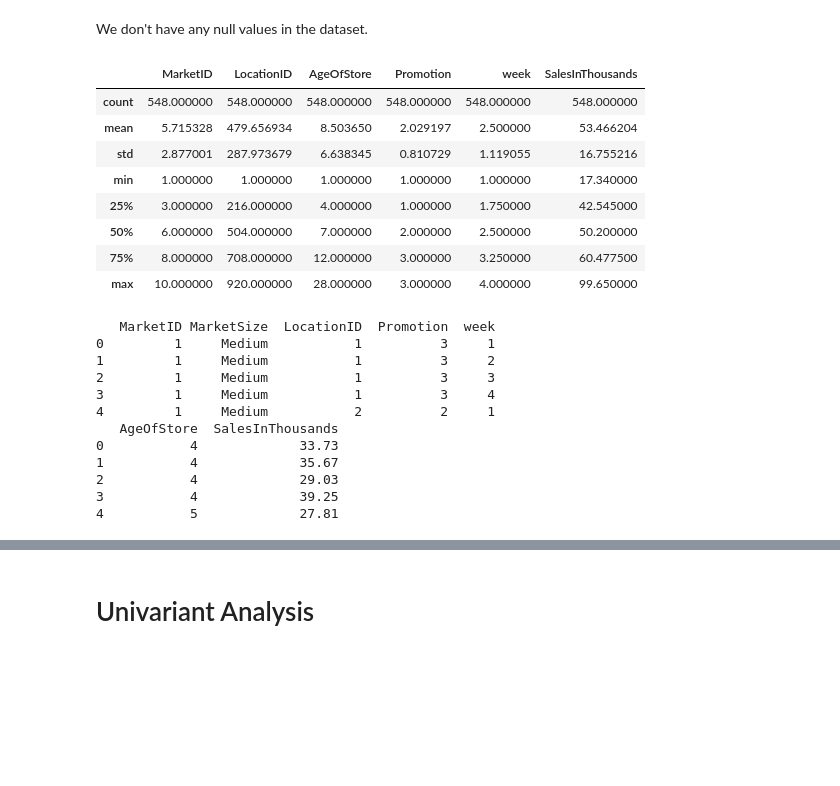
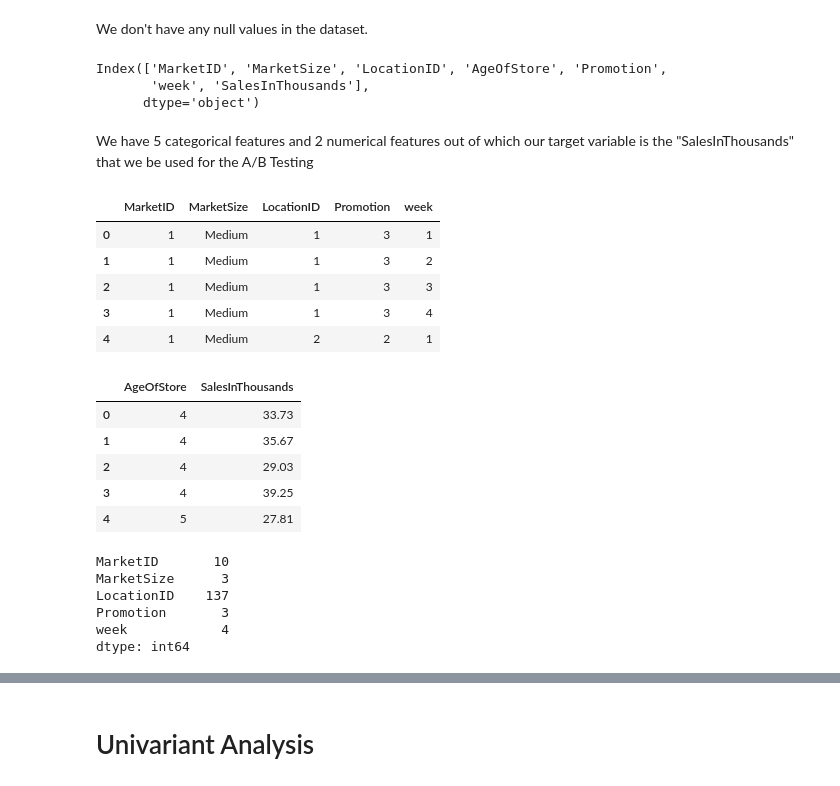
Before and after one commit to Singhal-Piyush/AB_Testing_Fast_Food_Chain, a Jupyter notebook: Fast_Food_Marketing_Campaign_AB_Testing.ipynb, the cells around one changed output, grey strips where cells are left out. Saved outputs shown, nothing was run; the diff lists cells and outputs as text; code cells hidden in the pictures; blank space fills up the shorter version.

```diff
--- a/Fast_Food_Marketing_Campaign_AB_Testing.ipynb
+++ b/Fast_Food_Marketing_Campaign_AB_Testing.ipynb
@@ -52,16 +71,13 @@ SalesInThousands    0
 dtype: int64
 # %% [markdown]
 We don't have any null values in the dataset.
-# %%
-dataset.describe()
-# %% [output]
-|  | MarketID | LocationID | AgeOfStore | Promotion | week | SalesInThousands |
-| count | 548.000000 | 548.000000 | 548.000000 | 548.000000 | 548.000000 | 548.000000 |
-| mean | 5.715328 | 479.656934 | 8.503650 | 2.029197 | 2.500000 | 53.466204 |
-| std | 2.877001 | 287.973679 | 6.638345 | 0.810729 | 1.119055 | 16.755216 |
-| min | 1.000000 | 1.000000 | 1.000000 | 1.000000 | 1.000000 | 17.340000 |
-| 25% | 3.000000 | 216.000000 | 4.000000 | 1.000000 | 1.750000 | 42.545000 |
-| 50% | 6.000000 | 504.000000 | 7.000000 | 2.000000 | 2.500000 | 50.200000 |
-| 75% | 8.000000 | 708.000000 | 12.000000 | 3.000000 | 3.250000 | 60.477500 |
-| max | 10.000000 | 920.000000 | 28.000000 | 3.000000 | 4.000000 | 99.650000 |
+# %%
+# Names of the columns
+dataset.columns
+# %% [output]
+Index(['MarketID', 'MarketSize', 'LocationID', 'AgeOfStore', 'Promotion',
+       'week', 'SalesInThousands'],
+      dtype='object')
+# %% [markdown]
+We have 5 categorical features and 2 numerical features out of which our target variable is the "SalesInThousands" that we be used for the A/B Testing
 # %%
@@ -69,18 +85,30 @@ dataset.describe()
 dataset_cat = dataset.loc[:,["MarketID", "MarketSize", "LocationID", "Promotion","week"]]
 dataset_num = dataset.loc[:,["AgeOfStore","SalesInThousands"]]
 # %%
-print(dataset_cat.head())
-print(dataset_num.head())
+dataset_cat.head()
 # %% [output]
-   MarketID MarketSize  LocationID  Promotion  week
-0         1     Medium           1          3     1
-1         1     Medium           1          3     2
-2         1     Medium           1          3     3
-3         1     Medium           1          3     4
-4         1     Medium           2          2     1
-   AgeOfStore  SalesInThousands
-0           4             33.73
-1           4             35.67
-2           4             29.03
-3           4             39.25
-4           5             27.81
+|  | MarketID | MarketSize | LocationID | Promotion | week |
+| 0 | 1 | Medium | 1 | 3 | 1 |
+| 1 | 1 | Medium | 1 | 3 | 2 |
+| 2 | 1 | Medium | 1 | 3 | 3 |
+| 3 | 1 | Medium | 1 | 3 | 4 |
+| 4 | 1 | Medium | 2 | 2 | 1 |
+# %%
+dataset_num.head()
+# %% [output]
+|  | AgeOfStore | SalesInThousands |
+| 0 | 4 | 33.73 |
+| 1 | 4 | 35.67 |
+| 2 | 4 | 29.03 |
+| 3 | 4 | 39.25 |
+| 4 | 5 | 27.81 |
+# %%
+# Checking whether categorical features have appropiate levels
+dataset_cat.nunique()
+# %% [output]
+MarketID       10
+MarketSize      3
+LocationID    137
+Promotion       3
+week            4
+dtype: int64
```
Also changed, not shown: parts of 17 cells of this notebook.
